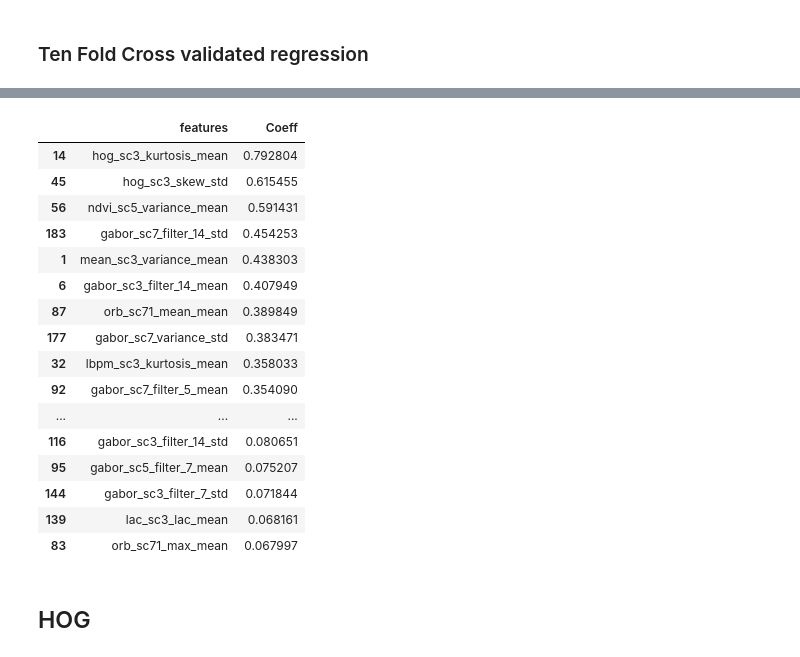
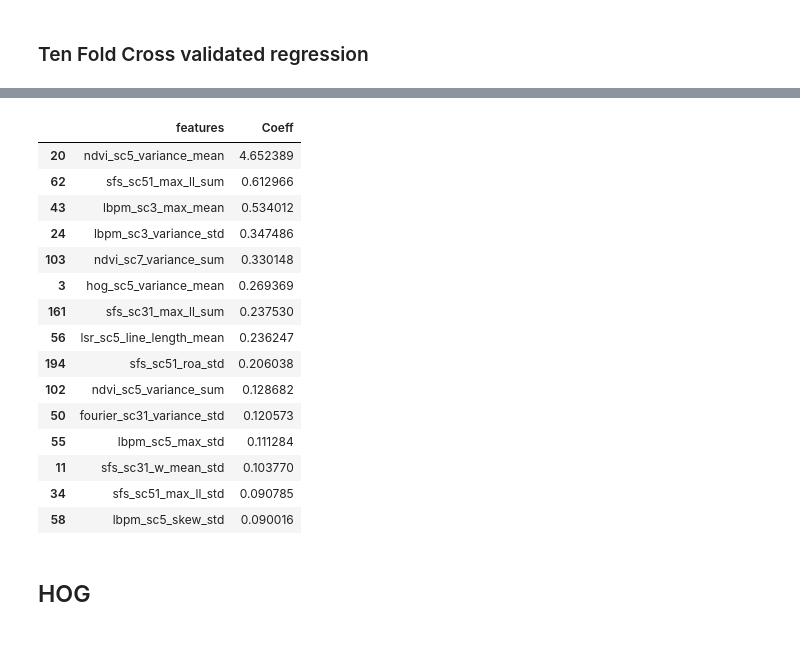
Before and after one commit to adbedada/capstone, a Jupyter notebook: sri_lanka/sri_ghs_normalized.ipynb, the cells around one changed output, grey strips where cells are left out. Saved outputs shown, nothing was run; the diff lists cells and outputs as text; code cells hidden in the pictures.

```diff
--- a/sri_lanka/sri_ghs_normalized.ipynb
+++ b/sri_lanka/sri_ghs_normalized.ipynb
@@ -164,24 +110,10 @@ as the one computed from these datasets.
 ***The p-values are not entirely
 reliable but are probably reasonable for datasets larger than 500 or so.***
 # %%
-spfeas_guf[y_var] = spfeas_guf[y_var].fillna(0)
-spfeas_guf[y_var].isnull().values.any()
+spfeas_ghs[y_var] = spfeas_ghs[y_var].fillna(0)
+spfeas_ghs[y_var].isnull().values.any()
 # %% [output]
 False
-# %%
-y_dict = {}
-x = []
-
-for x_var in all_x:
-
-    #Calculate the Pearson statistics,
-    # returns the Pearson value and p value
-
-    p = stats.skew(spfeas_guf[x_var])
-
-    #print(y_var, x_var, p)
-    # print back for mike
-    #print (y_var + " , " + x_var + " , " +  p)
 # %%
 y_dict = {}
 x = []
@@ -191,7 +123,7 @@ for x_var in all_x:
     #Calculate the Pearson statistics,
     # returns the Pearson value and p value
 
-    p = stats.pearsonr(spfeas_guf[x_var],spfeas_guf[y_var])
+    p = stats.pearsonr(spfeas_ghs[x_var],spfeas_ghs[y_var])
 
     # print back for mike
     #print (y_var + " , " + x_var + " , " +  str(p[0]) + " , " + str(p[1]))
@@ -263,11 +184,11 @@ x_vars = y_dict[y_var]
 
 vars_df = pd.DataFrame()
 
-vars_df[y_var] = spfeas_guf[y_var]
+vars_df[y_var] = spfeas_ghs[y_var]
 
 
 for x in x_vars:
-    vars_df[x] = spfeas_guf[x]
+    vars_df[x] = spfeas_ghs[x]
 # %%
 vars_df.head()
 # %% [output]
@@ -429,26 +322,25 @@ Y_D[y_var]
 # %%
 y_df = pd.DataFrame([i for i in zip(list(scaled_df[x_vars].axes[1]),enet_result.coef_)],
                     columns=["features","Coeff"]).sort_values("Coeff", ascending=False)
 
-y_df.head(50)
+y_df.head(15)
 # %% [output]
 |  | features | Coeff |
-| 14 | hog_sc3_kurtosis_mean | 0.792804 |
-| 45 | hog_sc3_skew_std | 0.615455 |
-| 56 | ndvi_sc5_variance_mean | 0.591431 |
-| 183 | gabor_sc7_filter_14_std | 0.454253 |
-| 1 | mean_sc3_variance_mean | 0.438303 |
-| 6 | gabor_sc3_filter_14_mean | 0.407949 |
-| 87 | orb_sc71_mean_mean | 0.389849 |
-| 177 | gabor_sc7_variance_std | 0.383471 |
-| 32 | lbpm_sc3_kurtosis_mean | 0.358033 |
-| 92 | gabor_sc7_filter_5_mean | 0.354090 |
-| ... | ... | ... |
-| 116 | gabor_sc3_filter_14_std | 0.080651 |
-| 95 | gabor_sc5_filter_7_mean | 0.075207 |
-| 144 | gabor_sc3_filter_7_std | 0.071844 |
-| 139 | lac_sc3_lac_mean | 0.068161 |
-| 83 | orb_sc71_max_mean | 0.067997 |
+| 20 | ndvi_sc5_variance_mean | 4.652389 |
+| 62 | sfs_sc51_max_ll_sum | 0.612966 |
+| 43 | lbpm_sc3_max_mean | 0.534012 |
+| 24 | lbpm_sc3_variance_std | 0.347486 |
+| 103 | ndvi_sc7_variance_sum | 0.330148 |
+| 3 | hog_sc5_variance_mean | 0.269369 |
+| 161 | sfs_sc31_max_ll_sum | 0.237530 |
+| 56 | lsr_sc5_line_length_mean | 0.236247 |
+| 194 | sfs_sc51_roa_std | 0.206038 |
+| 102 | ndvi_sc5_variance_sum | 0.128682 |
+| 50 | fourier_sc31_variance_std | 0.120573 |
+| 55 | lbpm_sc5_max_std | 0.111284 |
+| 11 | sfs_sc31_w_mean_std | 0.103770 |
+| 34 | sfs_sc51_max_ll_std | 0.090785 |
+| 58 | lbpm_sc5_skew_std | 0.090016 |
 # %% [markdown]
 ## HOG
 # %%
```
Also changed, not shown: parts of 50 cells of this notebook, 5 other files.
